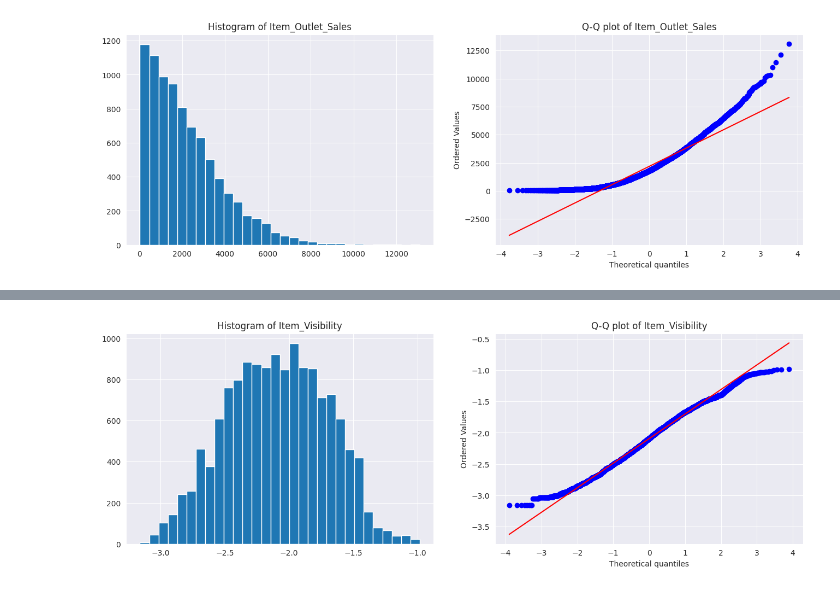
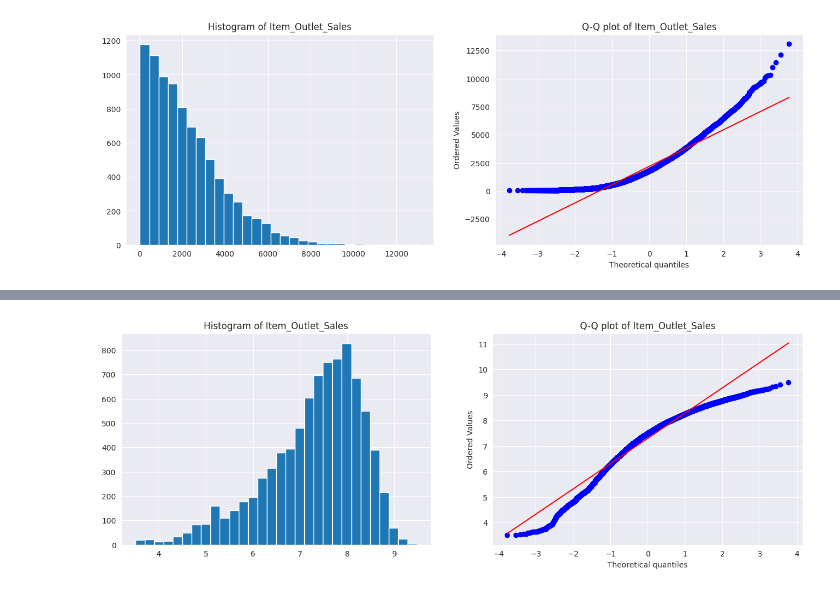
Before and after one commit to Suman-Adhikary/Big-Mart-Sale-Prediction, a Jupyter notebook: Bigmart_Sale_Prediction.ipynb, the cells around one changed output, grey strips where cells are left out. Saved outputs shown, nothing was run; the diff lists cells and outputs as text; code cells hidden in the pictures.

```diff
--- a/Bigmart_Sale_Prediction.ipynb
+++ b/Bigmart_Sale_Prediction.ipynb
@@ -427,4 +473,6 @@ def diagnostic_plots(df, variable):
   stats.probplot(df[variable], dist="norm", plot=plt)
   plt.title(f"Q-Q plot of {variable}")
   plt.show()
+# %%
+y = pd.DataFrame(y, columns=['Item_Outlet_Sales'])
 # %%
@@ -443,5 +482,7 @@ diagnostic_plots(X, "Item_Visibility")
-# %%
-X['Item_Visibility'], parameters = stats.boxcox(X['Item_Visibility'])
-diagnostic_plots(X, "Item_Visibility")
-# %% [output]
-[figure, removed]
+# %%
+lt = LogTransformer()
+lt.fit(y)
+y = lt.transform(y)
+diagnostic_plots(y, 'Item_Outlet_Sales')
+# %% [output]
+[figure, added]
```
Also changed, not shown: parts of 43 cells of this notebook.
